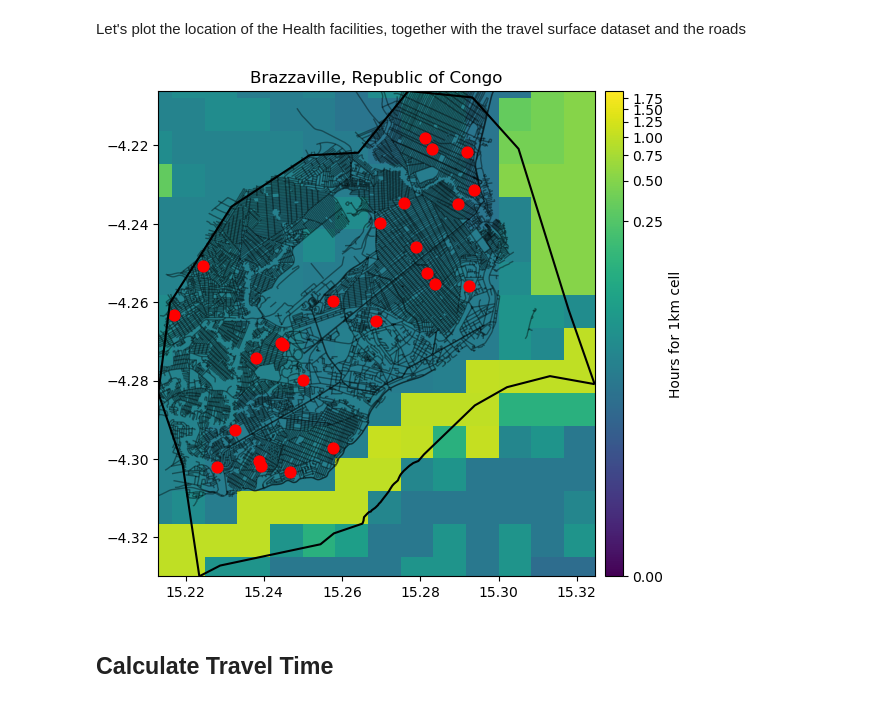
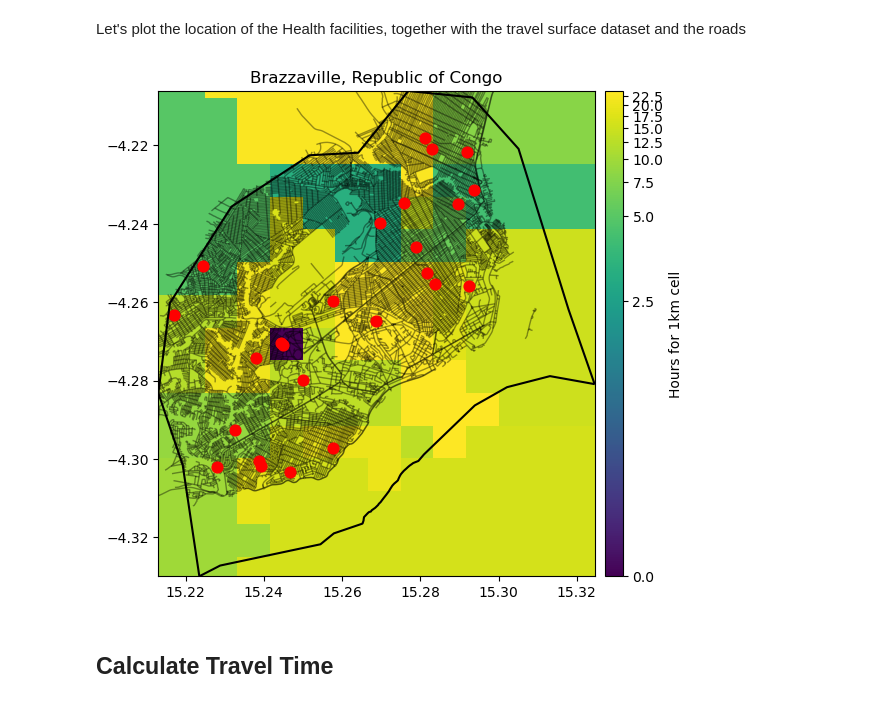
Before and after one commit to worldbank/Health-Access-Metrics, a Jupyter notebook: Tutorials/module2_accessibility.ipynb, the cells around one changed output. Drawn from its saved outputs; the diff is of its cells as text; code cells hidden in the pictures.

```diff
--- a/Tutorials/module2_accessibility.ipynb
+++ b/Tutorials/module2_accessibility.ipynb
@@ -332,30 +332,30 @@ Let's plot the location of the Health facilities, together with the travel surfa
 # %%
 fig, ax = plt.subplots(figsize=(6, 8))
 ax.set_title("Brazzaville, Republic of Congo", fontsize=12, horizontalalignment='center')
 
 # Plot the flood data
-pop_image = show(travel_surf.read(1)*1000/60, transform=travel_surf.transform, ax=ax, norm=colors.PowerNorm(gamma=0.15), cmap='viridis', alpha = 1, zorder = 2)
-
+pop_image = show(marketsheds, transform=travel_surf.transform, ax=ax, norm=colors.PowerNorm(gamma=0.15), cmap='viridis', alpha = 1, zorder = 2)
+# travel_surf.read(1)*1000/60
 # Create an axis divider for the colorbar
 divider = make_axes_locatable(ax)
 cax = divider.append_axes('right', size="4%", pad=0.1)
 
 # Add the colorbar
 cb = fig.colorbar(pop_image.get_images()[0], cax=cax, orientation='vertical')
 cb.set_label("Hours for 1km cell")
 
 # Plot the road network not impcted
 roads_osm.roads_raw.plot(ax=ax, color='black', linewidth=1, alpha = 0.4, zorder = 2)
 # PLot the Health facilities
 hf.plot(ax=ax, color='red', markersize = 60, zorder=3)
 city.boundary.plot(ax=ax, color = "black", zorder=3, edgecolor="black")
 
 ax.set_xlim(city_shp.bounds[0], city_shp.bounds[2])
 ax.set_ylim(city_shp.bounds[1], city_shp.bounds[3])
 
 plt.show()
 # %% [output]
-[figure, old version]
+[figure, new version]
 # %% [markdown]
 ## Calculate Travel Time
 # %%
```
Also changed, not shown: parts of 4 cells of this notebook, 9 other files.
